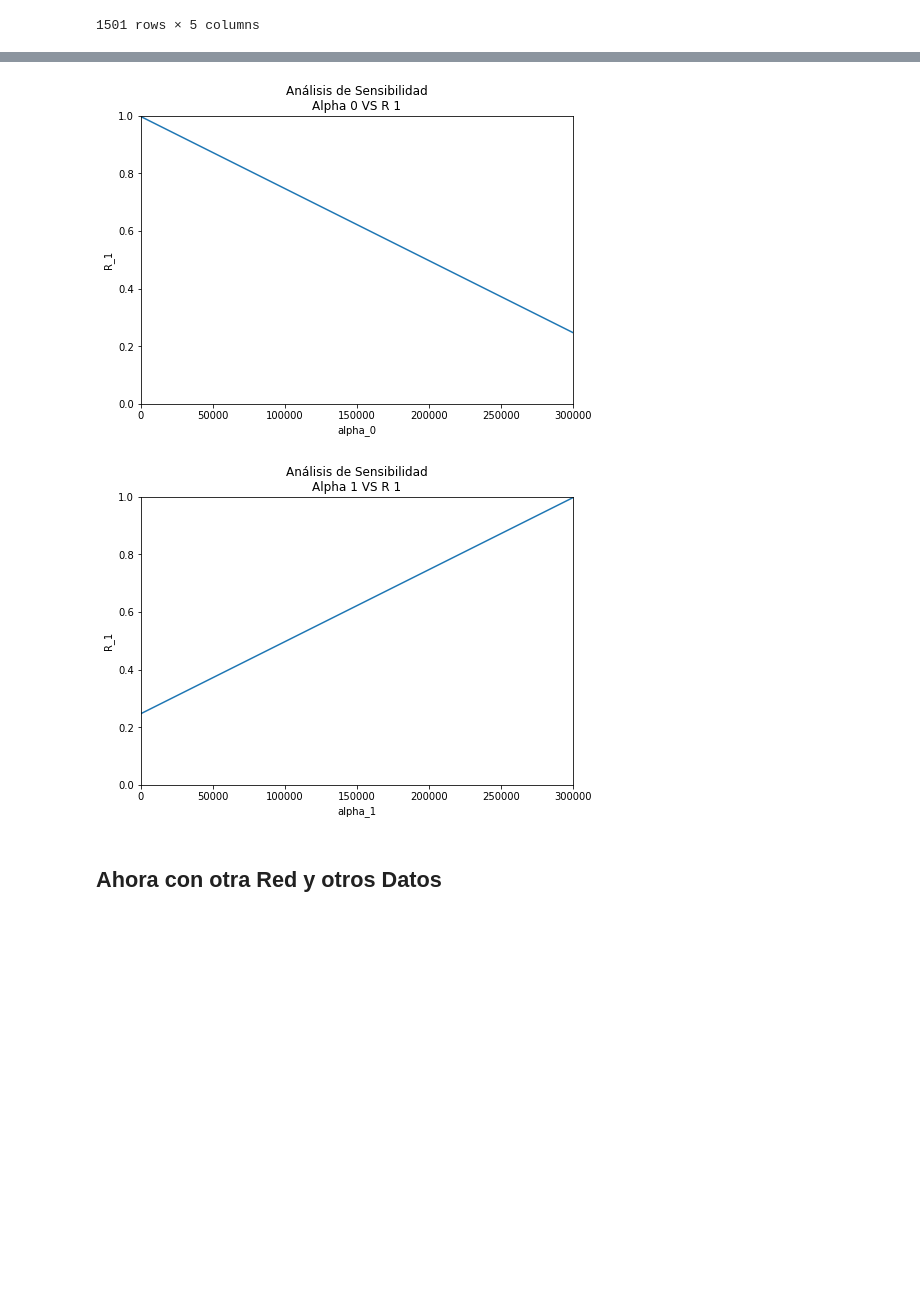
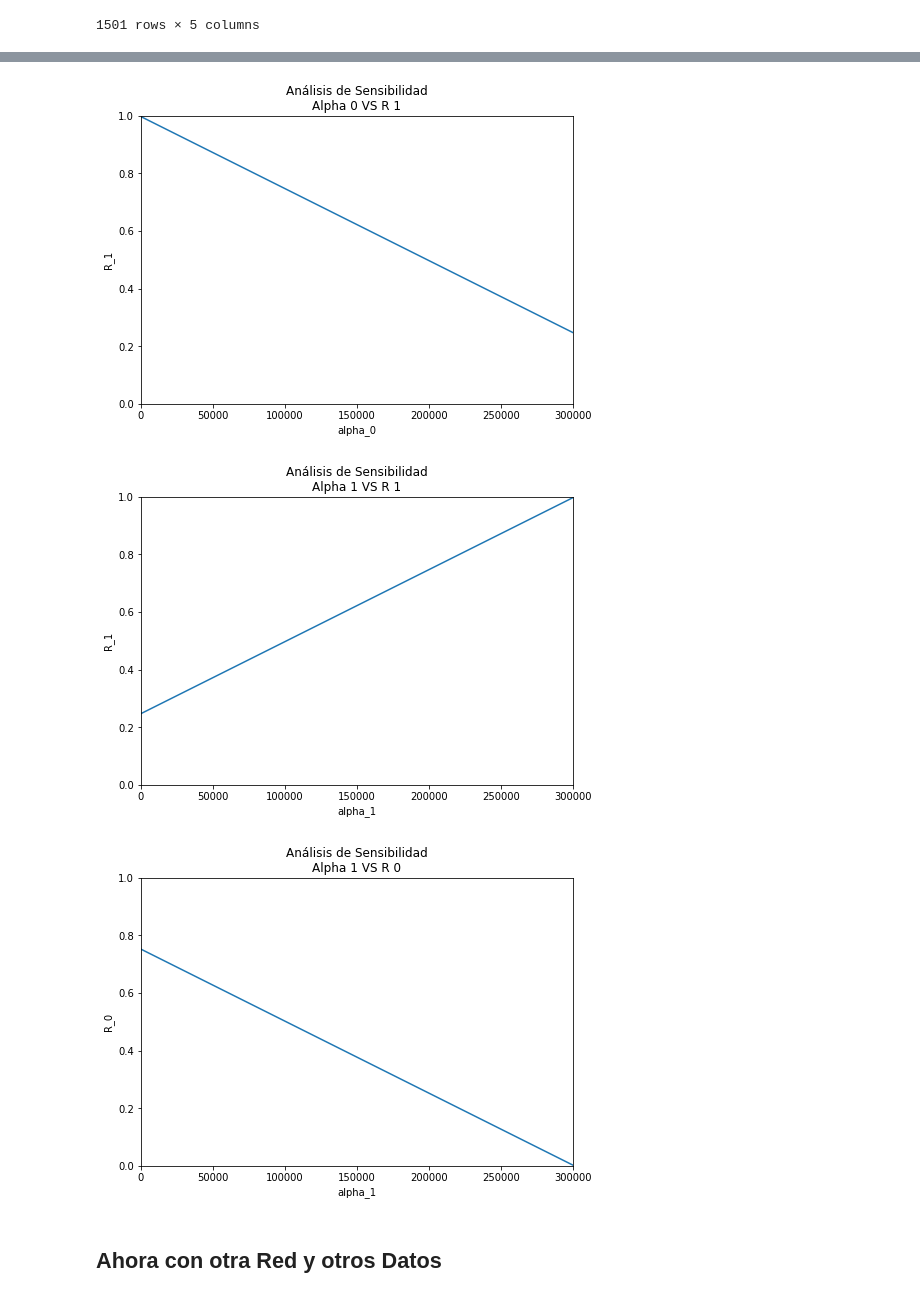
Before and after one commit to AnaliticaComputacional-2023-10/Taller4, a Jupyter notebook: Taller4.ipynb, the cells around one changed output, grey strips where cells are left out. Drawn from its saved outputs; the diff is of its cells as text; code cells hidden in the pictures; blank space fills up the shorter version.

```diff
--- a/Taller4.ipynb
+++ b/Taller4.ipynb
@@ -308,33 +308,43 @@ import matplotlib.pyplot as plt
 fig = plt.figure()
 ax = fig.add_axes([0, 0, 1, 1])
 ax.plot(df.alpha_0, df.R_0)
 plt.setp(ax, ylim=(0, 1), xlim=(0, 300000))
 ax.set_xlabel("alpha_0")
 ax.set_ylabel("R_0")
 ax.set_title("Análisis de Sensibilidad\nAlpha 0 VS R 0")
 plt.show()
 
 fig = plt.figure()
 ax = fig.add_axes([0, 0, 1, 1])
 ax.plot(df.alpha_0, df.R_1)
 plt.setp(ax, ylim=(0, 1), xlim=(0, 300000))
 ax.set_xlabel("alpha_0")
 ax.set_ylabel("R_1")
 ax.set_title("Análisis de Sensibilidad\nAlpha 0 VS R 1")
 plt.show()
 
 fig = plt.figure()
 ax = fig.add_axes([0, 0, 1, 1])
 ax.plot(df.alpha_1, df.R_1)
 plt.setp(ax, ylim=(0, 1), xlim=(0, 300000))
 ax.set_xlabel("alpha_1")
 ax.set_ylabel("R_1")
 ax.set_title("Análisis de Sensibilidad\nAlpha 1 VS R 1")
 plt.show()
+
+fig = plt.figure()
+ax = fig.add_axes([0, 0, 1, 1])
+ax.plot(df.alpha_1, df.R_0)
+plt.setp(ax, ylim=(0, 1), xlim=(0, 300000))
+ax.set_xlabel("alpha_1")
+ax.set_ylabel("R_0")
+ax.set_title("Análisis de Sensibilidad\nAlpha 1 VS R 0")
+plt.show()
 # %% [output]
 [figure]
 [figure]
 [figure]
+[figure, added]
 # %% [markdown]
 ## Ahora con otra Red y otros Datos
 # %% [markdown]
```
Also changed, not shown: 1 other file.
